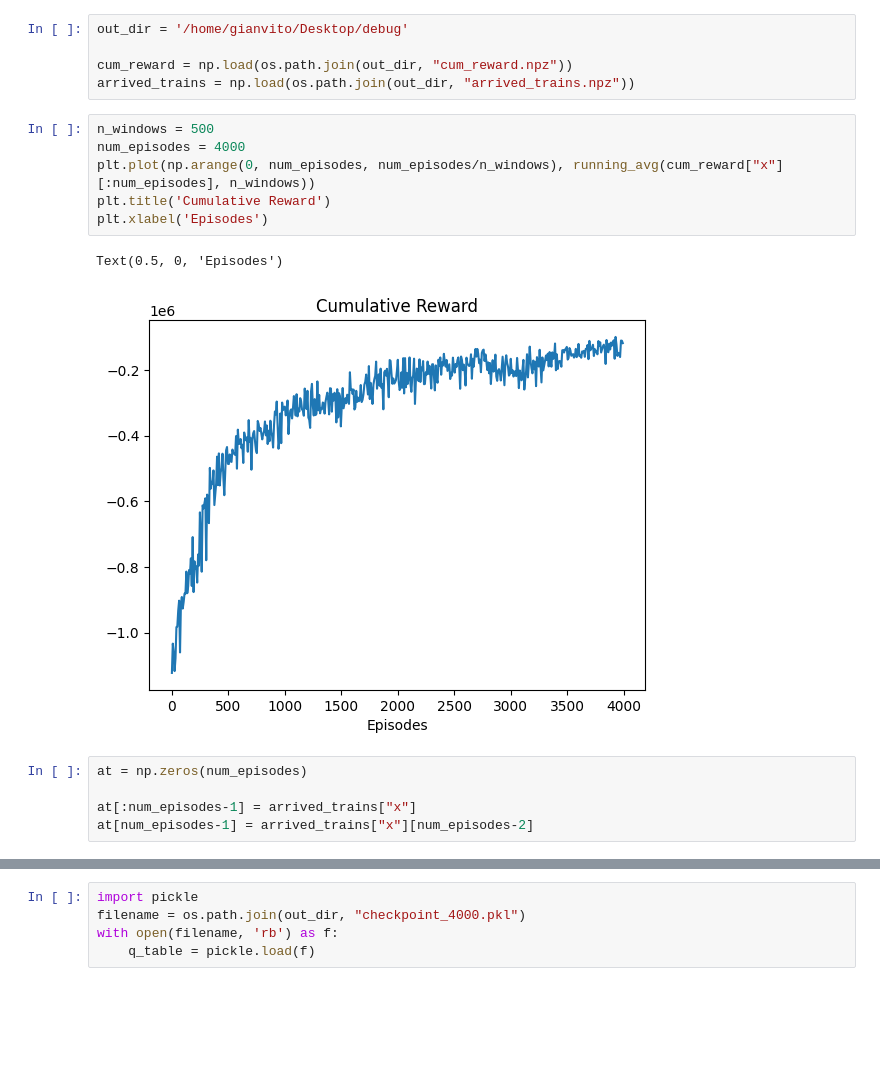
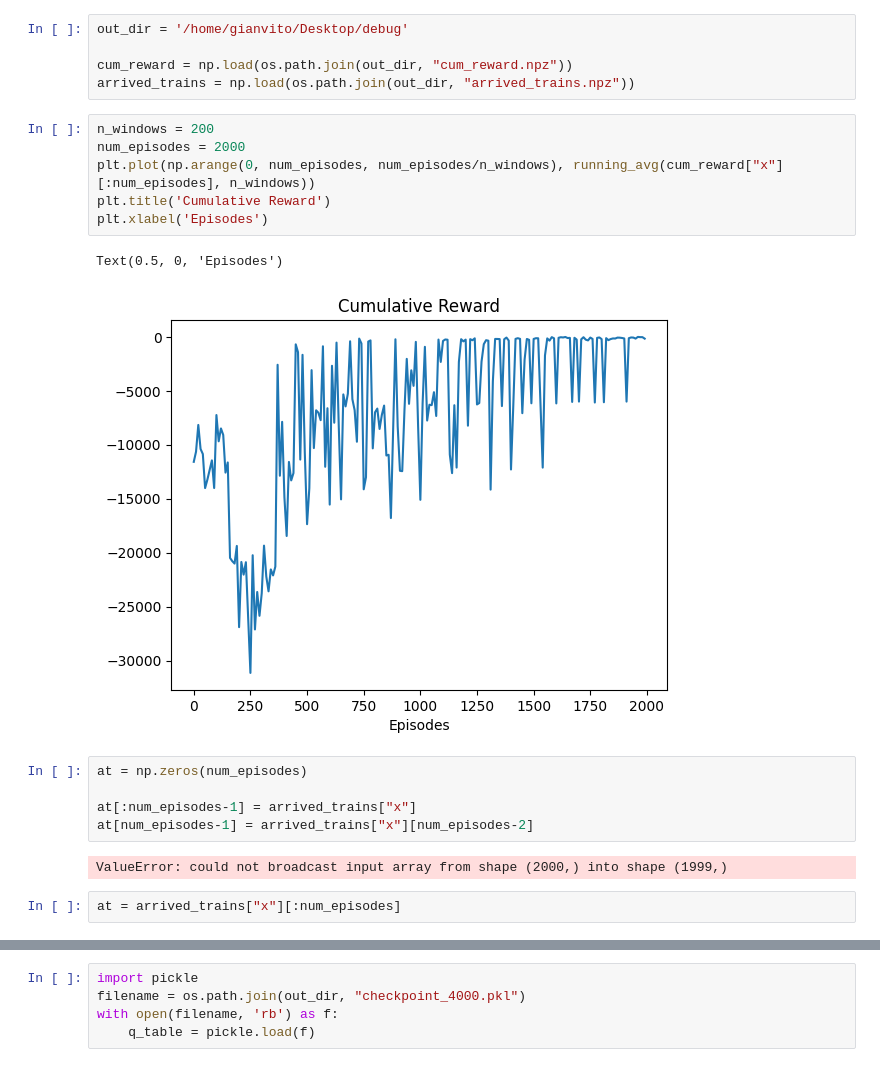
Before and after one commit to gvlos/SwitchFL, a Jupyter notebook: plot.ipynb, the cells around one changed output, grey strips where cells are left out. Drawn from its saved outputs; the diff is of its cells as text; blank space fills up the shorter version.

```diff
--- a/plot.ipynb
+++ b/plot.ipynb
@@ -26,19 +26,23 @@ out_dir = '/home/gianvito/Desktop/debug'
 cum_reward = np.load(os.path.join(out_dir, "cum_reward.npz"))
 arrived_trains = np.load(os.path.join(out_dir, "arrived_trains.npz"))
 # %%
-n_windows = 500
-num_episodes = 4000
+n_windows = 200
+num_episodes = 2000
 plt.plot(np.arange(0, num_episodes, num_episodes/n_windows), running_avg(cum_reward["x"][:num_episodes], n_windows))
 plt.title('Cumulative Reward')
 plt.xlabel('Episodes')
 # %% [output]
 Text(0.5, 0, 'Episodes')
-[figure, old version]
+[figure, new version]
 # %%
 at = np.zeros(num_episodes)
 
 at[:num_episodes-1] = arrived_trains["x"]
 at[num_episodes-1] = arrived_trains["x"][num_episodes-2]
+# %% [output]
+ValueError: could not broadcast input array from shape (2000,) into shape (1999,)
+# %%
+at = arrived_trains["x"][:num_episodes]
 # %%
 plt.plot(np.arange(0, num_episodes, num_episodes/n_windows), running_avg(at, n_windows))
 plt.title('Arrived Trains')
```
Also changed, not shown: parts of 8 cells of this notebook, 5 other files.
